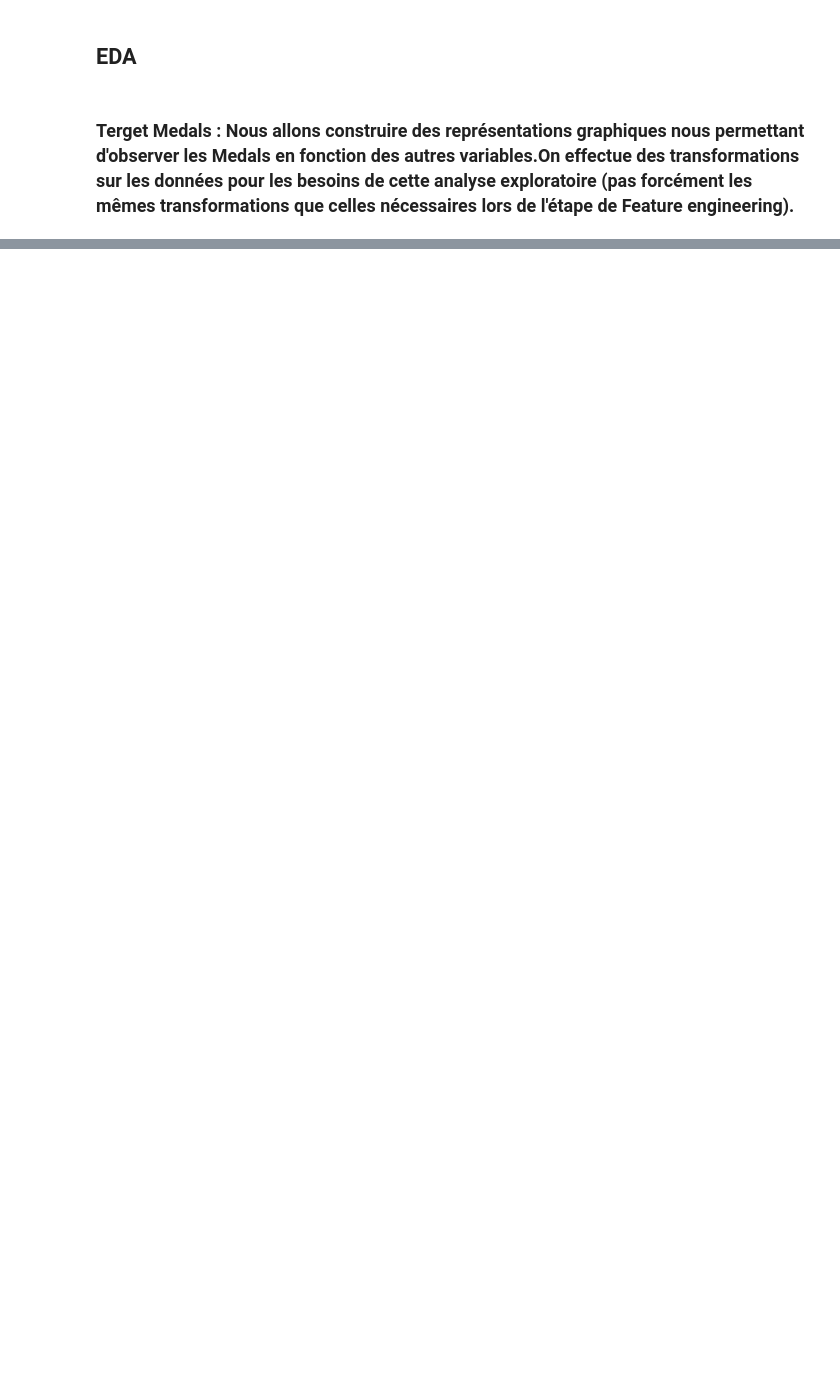
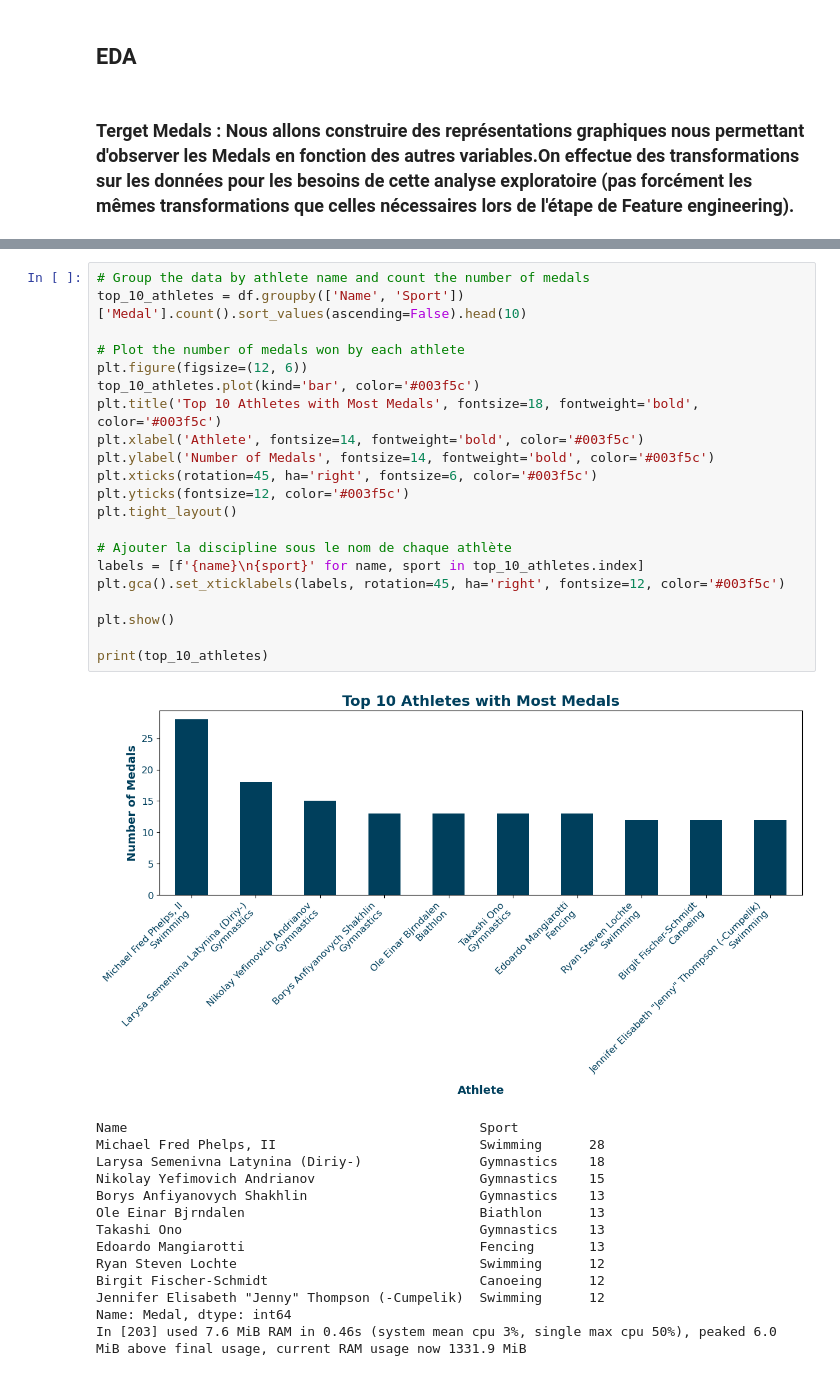
Before and after one commit to nastoo/tp-methodes-pour-analytique, a Jupyter notebook: Projet_GG.ipynb, the cells around one changed output, grey strips where cells are left out. Drawn from its saved outputs; the diff is of its cells as text; blank space fills up the shorter version.

```diff
--- a/Projet_GG.ipynb
+++ b/Projet_GG.ipynb
@@ -605,0 +243,36 @@ In [34] used 59.0 MiB RAM in 0.28s (system mean cpu 3%, single max cpu 100%), pe
+# %%
+# Group the data by athlete name and count the number of medals
+top_10_athletes = df.groupby(['Name', 'Sport'])['Medal'].count().sort_values(ascending=False).head(10)
+
+# Plot the number of medals won by each athlete
+plt.figure(figsize=(12, 6))
+top_10_athletes.plot(kind='bar', color='#003f5c')
+plt.title('Top 10 Athletes with Most Medals', fontsize=18, fontweight='bold', color='#003f5c')
+plt.xlabel('Athlete', fontsize=14, fontweight='bold', color='#003f5c')
+plt.ylabel('Number of Medals', fontsize=14, fontweight='bold', color='#003f5c')
+plt.xticks(rotation=45, ha='right', fontsize=6, color='#003f5c')
+plt.yticks(fontsize=12, color='#003f5c')
+plt.tight_layout()
+
+# Ajouter la discipline sous le nom de chaque athlète
+labels = [f'{name}\n{sport}' for name, sport in top_10_athletes.index]
+plt.gca().set_xticklabels(labels, rotation=45, ha='right', fontsize=12, color='#003f5c')
+
+plt.show()
+
+print(top_10_athletes)
+# %% [output]
+[figure, added]
+Name                                             Sport
+Michael Fred Phelps, II                          Swimming      28
+Larysa Semenivna Latynina (Diriy-)               Gymnastics    18
+Nikolay Yefimovich Andrianov                     Gymnastics    15
+Borys Anfiyanovych Shakhlin                      Gymnastics    13
+Ole Einar Bjrndalen                              Biathlon      13
+Takashi Ono                                      Gymnastics    13
+Edoardo Mangiarotti                              Fencing       13
+Ryan Steven Lochte                               Swimming      12
+Birgit Fischer-Schmidt                           Canoeing      12
+Jennifer Elisabeth "Jenny" Thompson (-Cumpelik)  Swimming      12
+Name: Medal, dtype: int64
+In [203] used 7.6 MiB RAM in 0.46s (system mean cpu 3%, single max cpu 50%), peaked 6.0 MiB above final usage, current RAM usage now 1331.9 MiB
```
Also changed, not shown: parts of 50 cells of this notebook.
